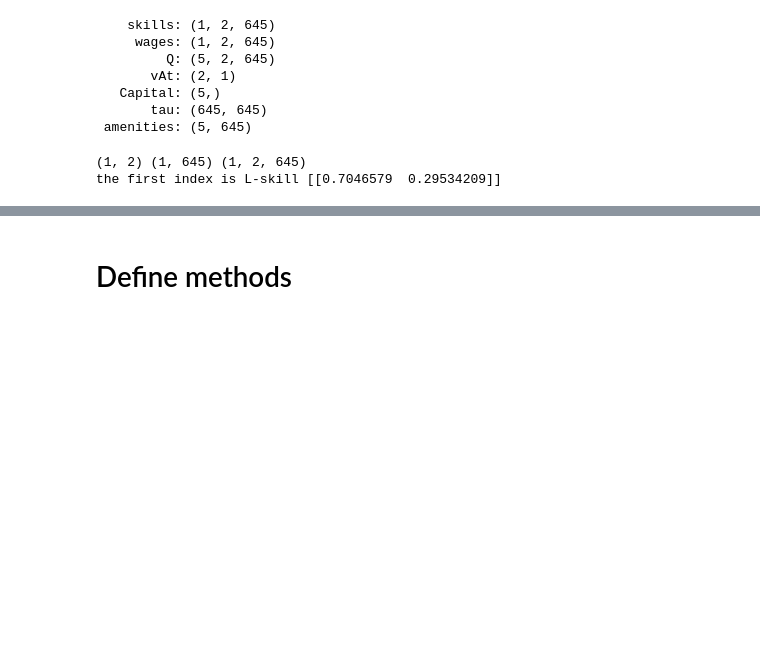
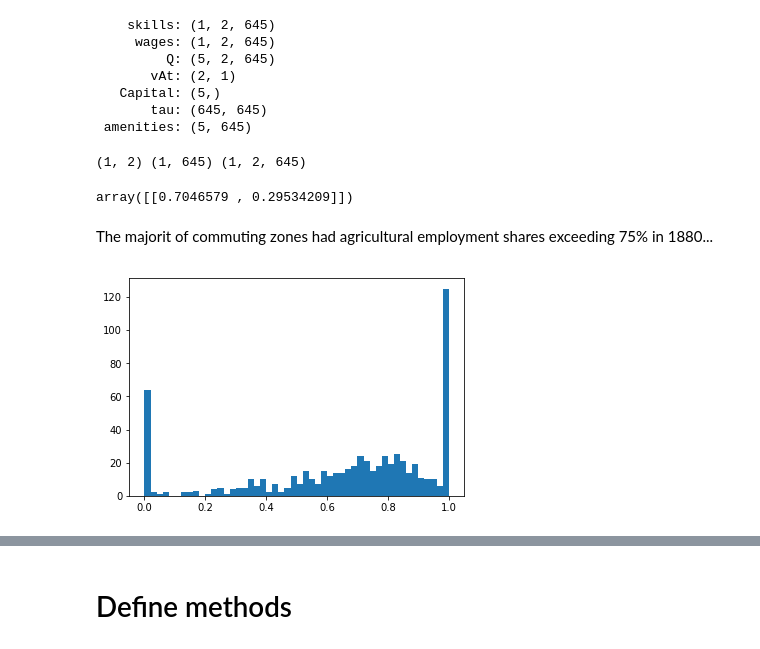
Before and after one commit to mwufi/spatial-structural-change, a Jupyter notebook: Condensed.ipynb, the cells around one changed output, grey strips where cells are left out. Drawn from its saved outputs; the diff is of its cells as text; code cells hidden in the pictures; blank space fills up the shorter version.

Commit message:
add initial employment share question

```diff
--- a/Condensed.ipynb
+++ b/Condensed.ipynb
@@ -140,7 +140,14 @@ lam_rt = (skills/Lrt)
 print(overall_lamda.shape, Lrt.shape, lam_rt.shape)
 
 # now we can do things like this:
-print('the first index is L-skill', np.sum(Lrt * lam_rt, axis=R))
+np.sum(Lrt * lam_rt, axis=R)
 # %% [output]
 (1, 2) (1, 645) (1, 2, 645)
-the first index is L-skill [[0.7046579  0.29534209]]
+array([[0.7046579 , 0.29534209]])
+# %% [markdown]
+The majorit of commuting zones had agricultural employment shares exceeding 75% in 1880...
+# %%
+plt.hist(lam_rt[t,A], bins=50)
+plt.show()
+# %% [output]
+[figure, added]
```
Also changed, not shown: parts of 11 cells of this notebook.
